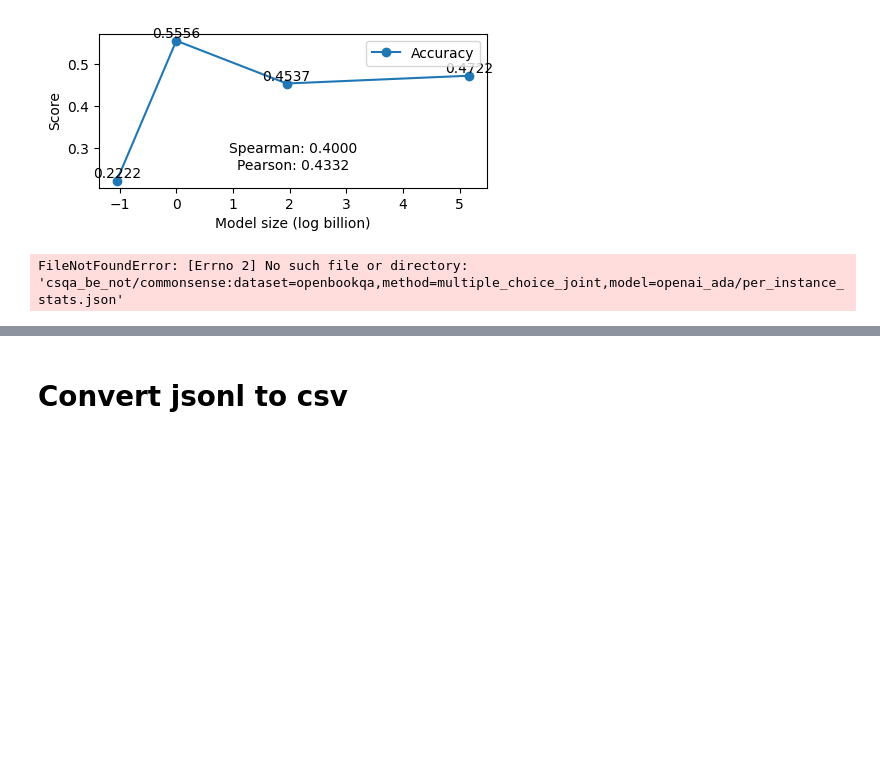
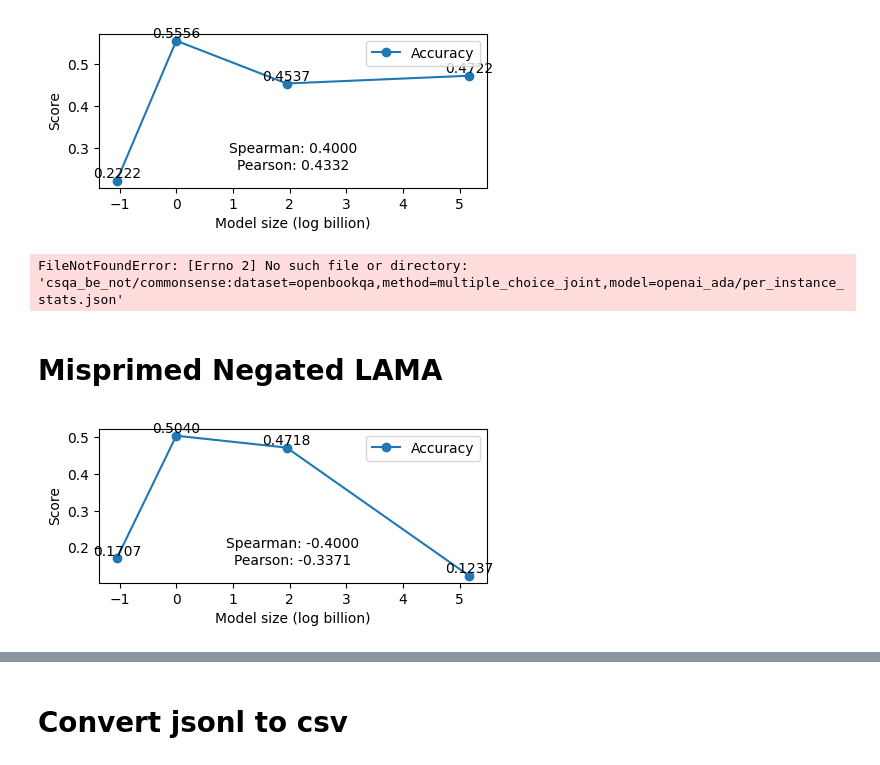
Before and after one commit to yuhui-zh15/InverseScaling, a Jupyter notebook: eval_pipeline/results/analyze_results.ipynb, the cells around one changed output, grey strips where cells are left out. Drawn from its saved outputs; the diff is of its cells as text; code cells hidden in the pictures; blank space fills up the shorter version.

Commit message:
add priming results

```diff
--- a/eval_pipeline/results/analyze_results.ipynb
+++ b/eval_pipeline/results/analyze_results.ipynb
@@ -246,3 +246,11 @@ probs, accs = compute_stats(inputs, results)
 plot_curve(probs, accs)
 # %% [output]
 FileNotFoundError: [Errno 2] No such file or directory: 'csqa_be_not/commonsense:dataset=openbookqa,method=multiple_choice_joint,model=openai_ada/per_instance_stats.json'
+# %% [markdown]
+# Misprimed Negated LAMA
+# %%
+inputs, results = load_data("misprimed_sampled_negated_lama")
+probs, accs = compute_stats(inputs, results)
+plot_curve(probs, accs)
+# %% [output]
+[figure, added]
```
Also changed, not shown: parts of 2 cells of this notebook.
